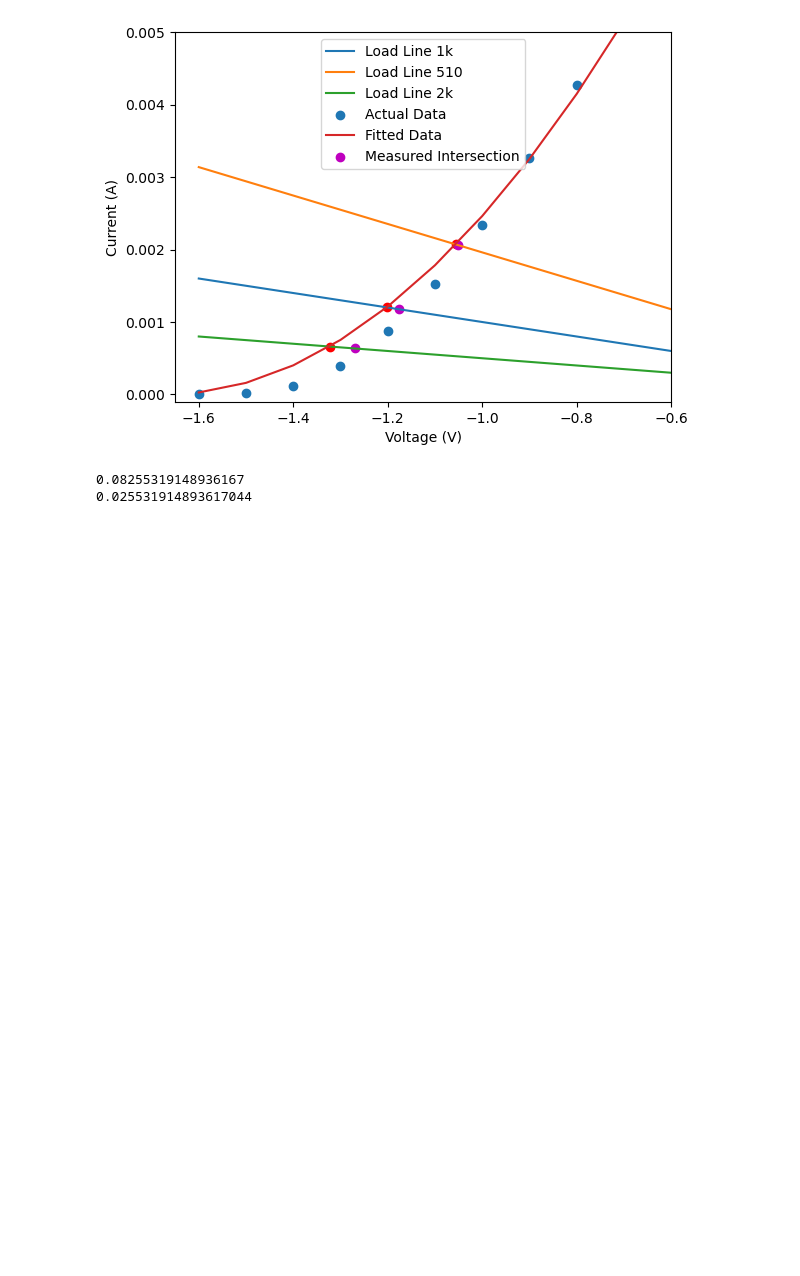
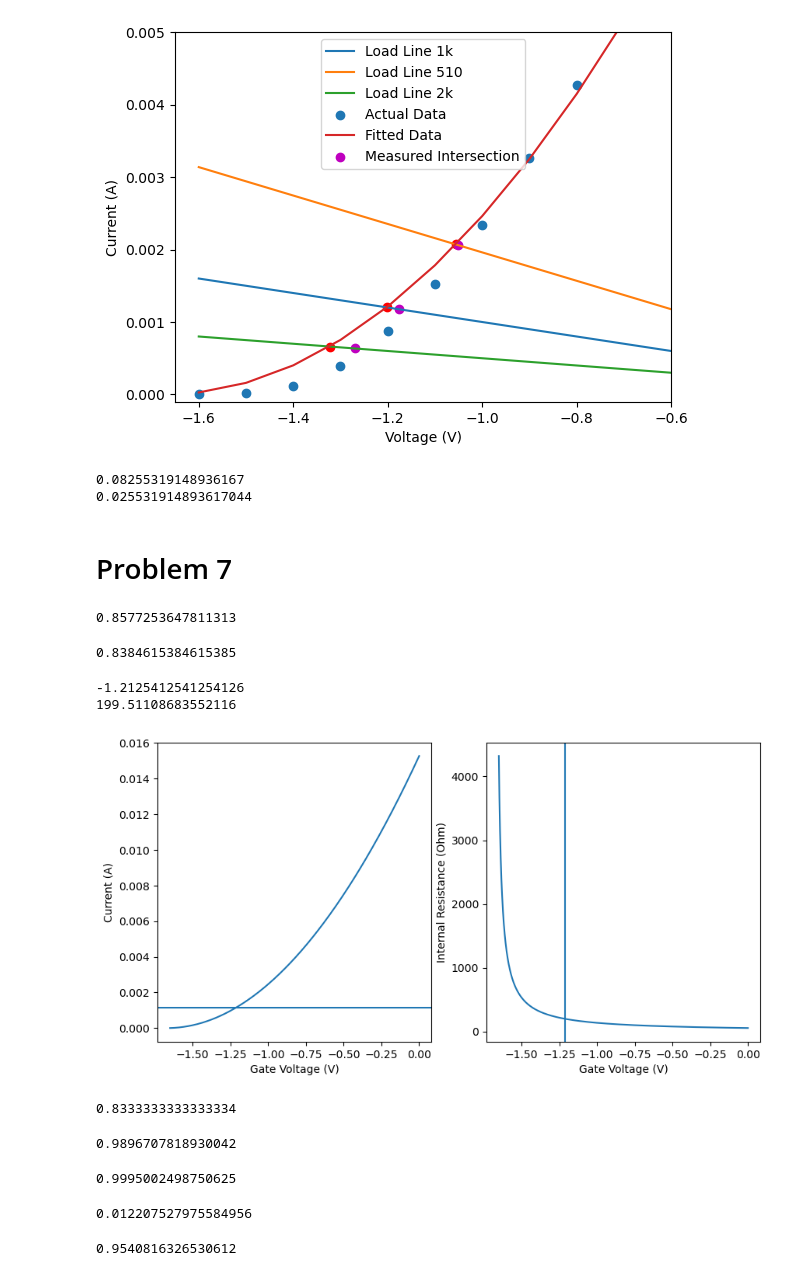
Before and after one commit to AyushmaanAggarwal/Physics-111A-Lab, a Jupyter notebook: Lab 05.ipynb, the cells around one changed output. Saved outputs shown, nothing was run; the diff lists cells and outputs as text; code cells hidden in the pictures; blank space fills up the shorter version.

```diff
--- a/Lab 05.ipynb
+++ b/Lab 05.ipynb
@@ -136,3 +134,54 @@ print(percent_error(1.205))
 # %% [output]
 0.08255319148936167
 0.025531914893617044
+# %% [markdown]
+# Problem 7
+# %%
+85.824/100.06
+# %% [output]
+0.8577253647811313
+# %%
+1.09/1.30
+# %% [output]
+0.8384615384615385
+# %%
+gate_voltage = np.linspace(-1.65, 0, 10000)
+current = current_jfet(gate_voltage, V_p, I_dss)
+fig, ax = plt.subplots(1, 2, figsize=(10, 5))
+ax[0].plot(gate_voltage, current)
+ax[0].axhline(1.149e-3)
+ax[0].set_xlabel("Gate Voltage (V)")
+ax[0].set_ylabel("Current (A)")
+index = np.argmin(np.abs(current - 1.149e-3))
+
+print(gate_voltage[index])
+transconductance = g_m(gate_voltage[index], V_p, I_dss)
+ax[1].plot(gate_voltage, 1/g_m(gate_voltage, V_p, I_dss))
+ax[1].axvline(gate_voltage[index])
+ax[1].set_xlabel("Gate Voltage (V)")
+ax[1].set_ylabel("Internal Resistance (Ohm)")
+print(1/transconductance)
+# %% [output]
+-1.2125412541254126
+199.51108683552116
+[figure, added]
+# %%
+1e3/(1e3+ 200)
+# %% [output]
+0.8333333333333334
+# %%
+0.96196/0.972
+# %% [output]
+0.9896707818930042
+# %%
+(1/2.5e-6)/((1/2.5e-6)+200)
+# %% [output]
+0.9995002498750625
+# %%
+percent_error(0.995, 0.983)
+# %% [output]
+0.012207527975584956
+# %%
+93.5/98
+# %% [output]
+0.9540816326530612
```
Also changed, not shown: parts of 6 cells of this notebook, 3 other files.
